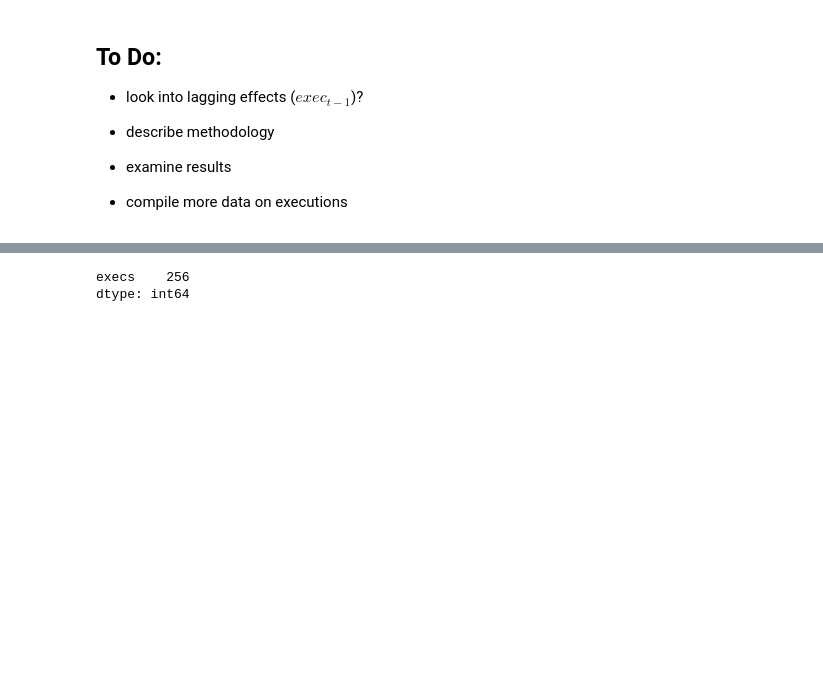
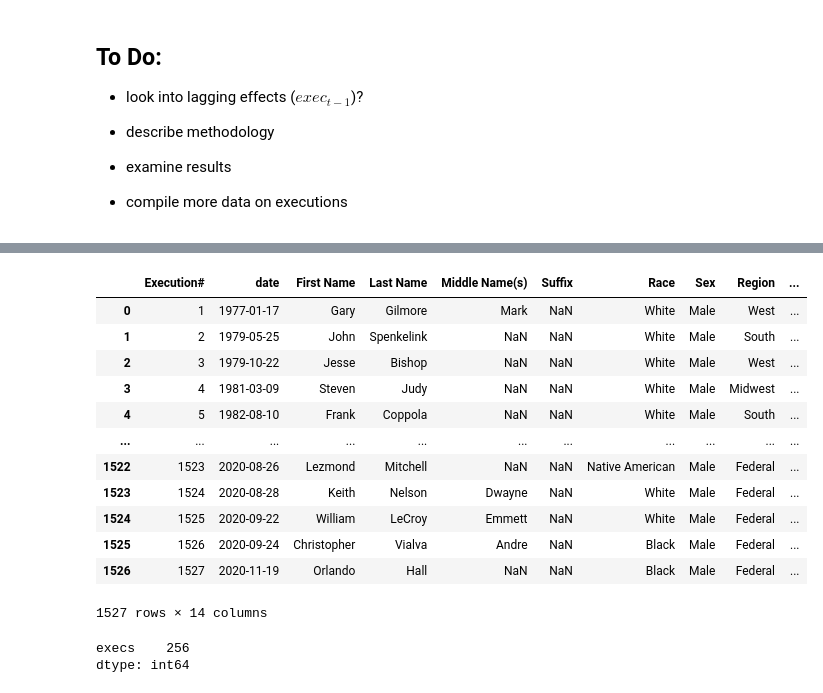
Before and after one commit to isaac-n-friends/499_final, a Jupyter notebook: Project.ipynb, the cells around one changed output, grey strips where cells are left out. Drawn from its saved outputs; the diff is of its cells as text; code cells hidden in the pictures; blank space fills up the shorter version.

```diff
--- a/Project.ipynb
+++ b/Project.ipynb
@@ -36,3 +56,19 @@ exs.head(4)
+# %%
+exs
+# %% [output]
+|  | Execution# | date | First Name | Last Name | Middle Name(s) | Suffix | Race | Sex | Region | ... |
+| 0 | 1 | 1977-01-17 | Gary | Gilmore | Mark | NaN | White | Male | West | ... |
+| 1 | 2 | 1979-05-25 | John | Spenkelink | NaN | NaN | White | Male | South | ... |
+| 2 | 3 | 1979-10-22 | Jesse | Bishop | NaN | NaN | White | Male | West | ... |
+| 3 | 4 | 1981-03-09 | Steven | Judy | NaN | NaN | White | Male | Midwest | ... |
+| 4 | 5 | 1982-08-10 | Frank | Coppola | NaN | NaN | White | Male | South | ... |
+| ... | ... | ... | ... | ... | ... | ... | ... | ... | ... | ... |
+| 1522 | 1523 | 2020-08-26 | Lezmond | Mitchell | NaN | NaN | Native American | Male | Federal | ... |
+| 1523 | 1524 | 2020-08-28 | Keith | Nelson | Dwayne | NaN | White | Male | Federal | ... |
+| 1524 | 1525 | 2020-09-22 | William | LeCroy | Emmett | NaN | White | Male | Federal | ... |
+| 1525 | 1526 | 2020-09-24 | Christopher | Vialva | Andre | NaN | Black | Male | Federal | ... |
+| 1526 | 1527 | 2020-11-19 | Orlando | Hall | NaN | NaN | Black | Male | Federal | ... |
+1527 rows × 14 columns
 # %%
 df[['execs']].sum()
 # %% [output]
```
Also changed, not shown: parts of 4 cells of this notebook.
